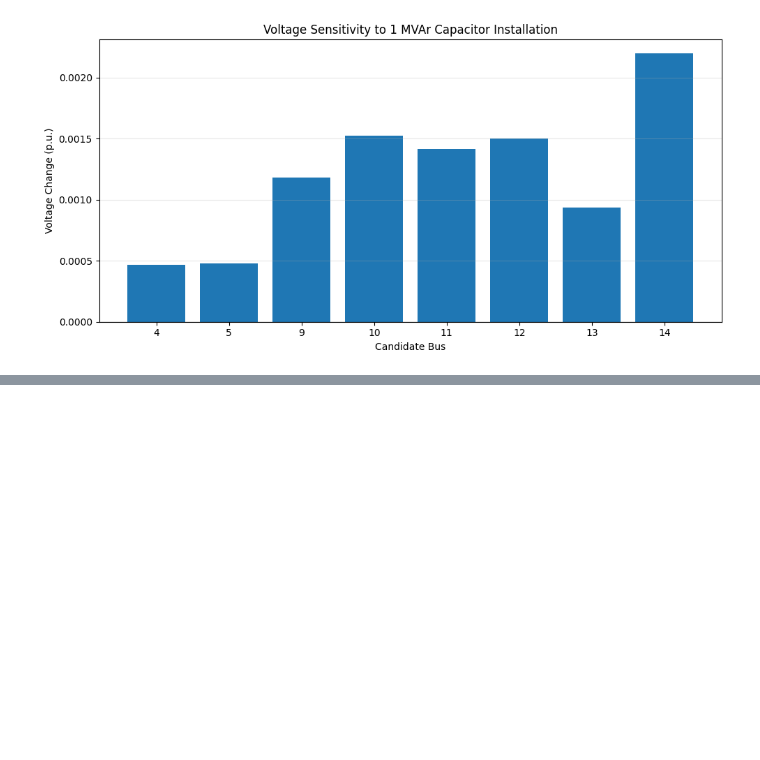
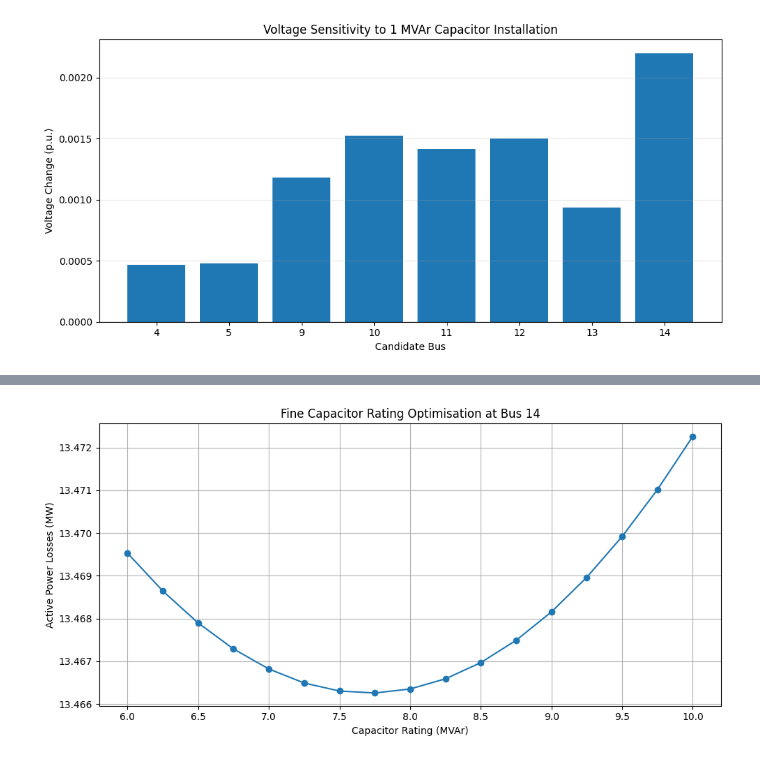
Before and after one commit to Dev-hashh/B.Tech_Project, a Jupyter notebook: major_project.ipynb, the cells around one changed output, grey strips where cells are left out. Cells and saved outputs as stored; diff of their text form; code cells hidden in the pictures; blank space fills up the shorter version.

```diff
--- a/major_project.ipynb
+++ b/major_project.ipynb
@@ -882,0 +1158,21 @@ plt.show()
+# %%
+
+# STEP 26: Fine optimisation graph
+
+plt.figure(figsize=(10, 5))
+
+plt.plot(
+    fine_df["Capacitor (MVAr)"],
+    fine_df["Active Losses (MW)"],
+    marker="o"
+)
+
+plt.xlabel("Capacitor Rating (MVAr)")
+plt.ylabel("Active Power Losses (MW)")
+plt.title("Fine Capacitor Rating Optimisation at Bus 14")
+
+plt.grid(True)
+plt.tight_layout()
+plt.show()
+# %% [output]
+[figure, added]
```
Also changed, not shown: parts of 20 cells of this notebook.
